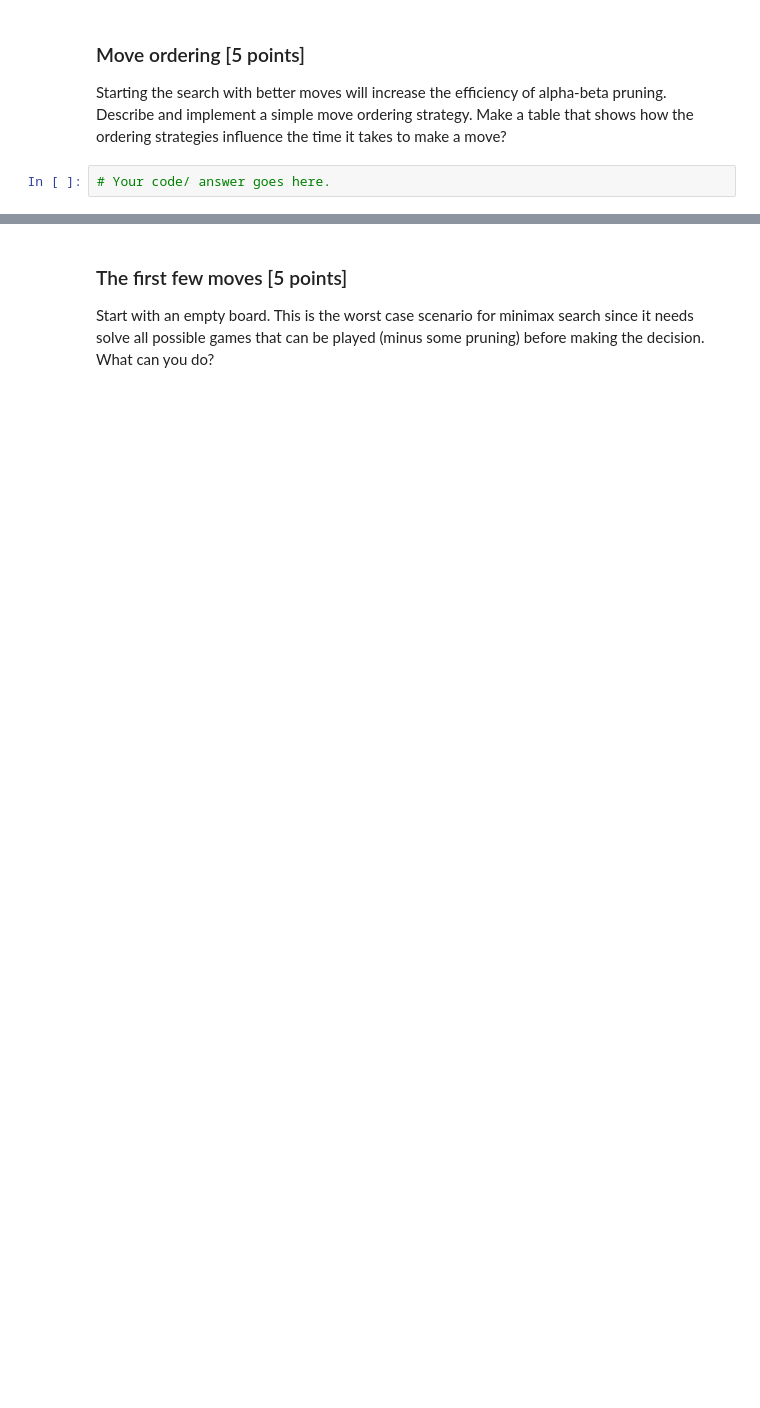
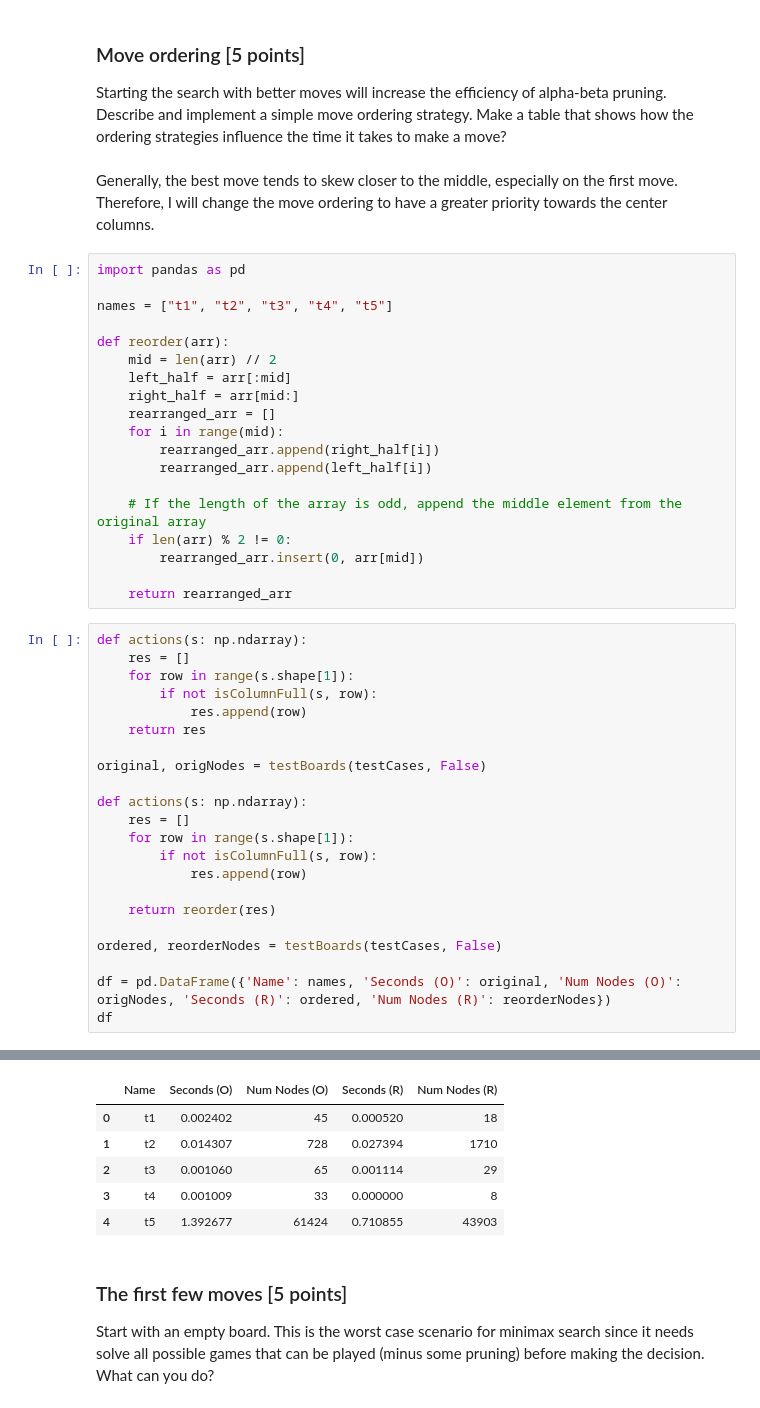
Before and after one commit to KZhang2002/Lab-4-Games, a Jupyter notebook: assignment_connect4.ipynb, the cells around one changed output, grey strips where cells are left out. Drawn from its saved outputs; the diff is of its cells as text; blank space fills up the shorter version.

```diff
--- a/assignment_connect4.ipynb
+++ b/assignment_connect4.ipynb
@@ -440,5 +503,47 @@ How long does it take to make a move? Start with a smaller board with 4 columns
 ### Move ordering [5 points]
 
 Starting the search with better moves will increase the efficiency of alpha-beta pruning. Describe and implement a simple move ordering strategy. Make a table that shows how the ordering strategies influence the time it takes to make a move?
-# %%
-# Your code/ answer goes here.
+# %% [markdown]
+Generally, the best move tends to skew closer to the middle, especially on the first move. Therefore, I will change the move ordering to have a greater priority towards the center columns.
+# %%
+import pandas as pd
+
+names = ["t1", "t2", "t3", "t4", "t5"]
+
+def reorder(arr):
+    mid = len(arr) // 2
+    left_half = arr[:mid]
+    right_half = arr[mid:]
+    rearranged_arr = []
+    for i in range(mid):
+        rearranged_arr.append(right_half[i])
+        rearranged_arr.append(left_half[i])
+
+    # If the length of the array is odd, append the middle element from the original array
+    if len(arr) % 2 != 0:
+        rearranged_arr.insert(0, arr[mid])
+
+    return rearranged_arr
+# %%
+def actions(s: np.ndarray):
+    res = []
+    for row in range(s.shape[1]):
+        if not isColumnFull(s, row):
+            res.append(row)
+    return res
+
+original, origNodes = testBoards(testCases, False)
+
+def actions(s: np.ndarray):
+    res = []
+    for row in range(s.shape[1]):
+        if not isColumnFull(s, row):
+            res.append(row)
+
+    return reorder(res)
+
+ordered, reorderNodes = testBoards(testCases, False)
+
+df = pd.DataFrame({'Name': names, 'Seconds (O)': original, 'Num Nodes (O)': origNodes, 'Seconds (R)': ordered, 'Num Nodes (R)': reorderNodes})
+df
+# %% [output]
@@ -445,3 +570,9 @@ Starting the search with better moves will increase the efficiency of alpha-beta
+|  | Name | Seconds (O) | Num Nodes (O) | Seconds (R) | Num Nodes (R) |
+| 0 | t1 | 0.002402 | 45 | 0.000520 | 18 |
+| 1 | t2 | 0.014307 | 728 | 0.027394 | 1710 |
+| 2 | t3 | 0.001060 | 65 | 0.001114 | 29 |
+| 3 | t4 | 0.001009 | 33 | 0.000000 | 8 |
+| 4 | t5 | 1.392677 | 61424 | 0.710855 | 43903 |
 # %% [markdown]
 ### The first few moves [5 points]
 
```
Also changed, not shown: parts of 15 cells of this notebook.
